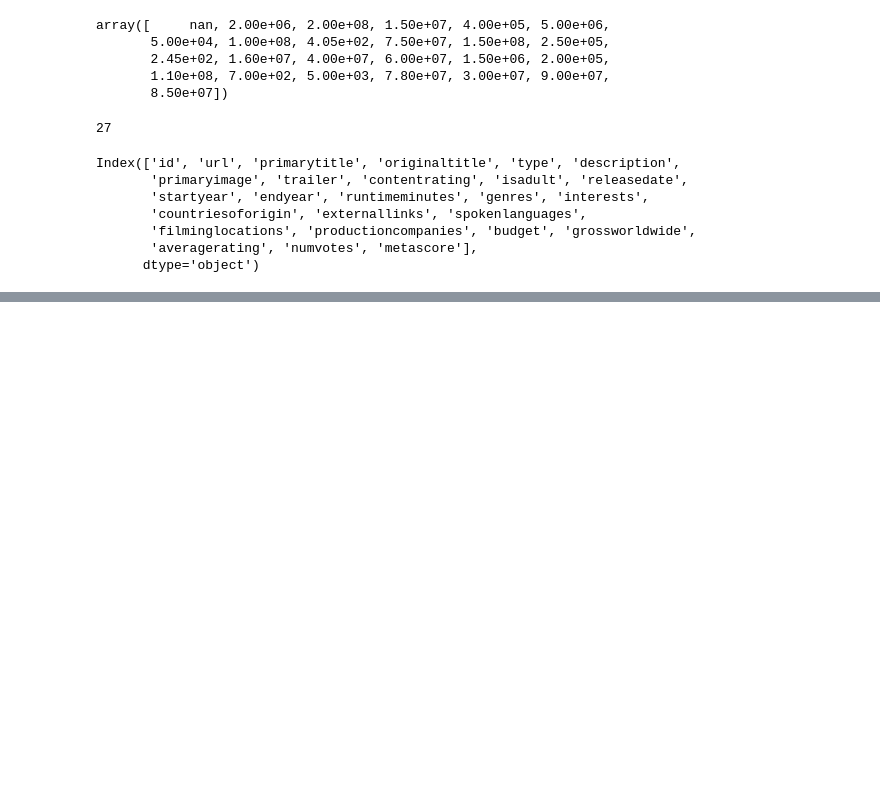
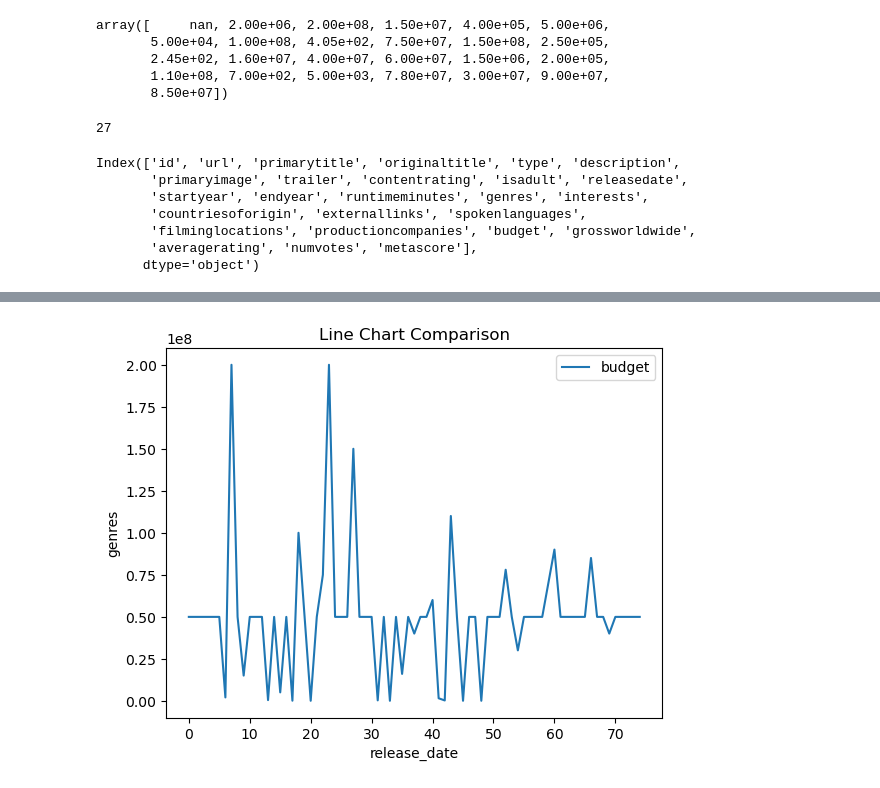
Before and after one commit to helinozge/Movie-Project, a Jupyter notebook: project_movie.ipynb, the cells around one changed output, grey strips where cells are left out. Drawn from its saved outputs; the diff is of its cells as text; code cells hidden in the pictures; blank space fills up the shorter version.

```diff
--- a/project_movie.ipynb
+++ b/project_movie.ipynb
@@ -254,0 +340,2 @@ df.shape
+# %%
+df['spoken_languages'] = df['spoken_languages'].fillna('[en]')
@@ -254,0 +362,6 @@ df.shape
+# %%
+df['budget'] = df['budget'].fillna(df['budget'].mean())
+# %%
+df['gross_worldwide'] = df['gross_worldwide'].fillna(df['gross_worldwide'].mean())
+# %%
+df['metascore'] = df['metascore'].fillna(df['metascore'].mode()[0])
@@ -254,0 +389,9 @@ df.shape
+# %%
+df[['production_companies', 'budget']].plot(kind='line')
+plt.title("Line Chart Comparison")
+plt.xlabel("release_date")
+plt.ylabel("genres")
+plt.legend()
+plt.show()
+# %% [output]
+[figure, added]
```
Also changed, not shown: parts of 34 cells of this notebook, 3 other files.
